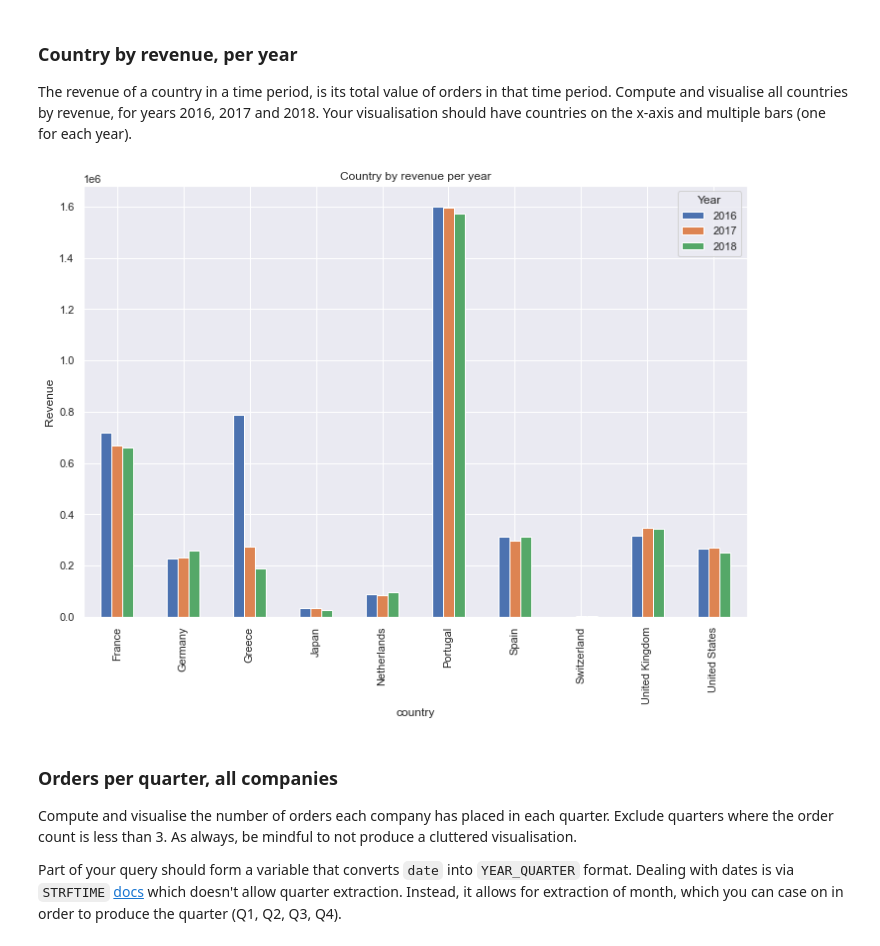
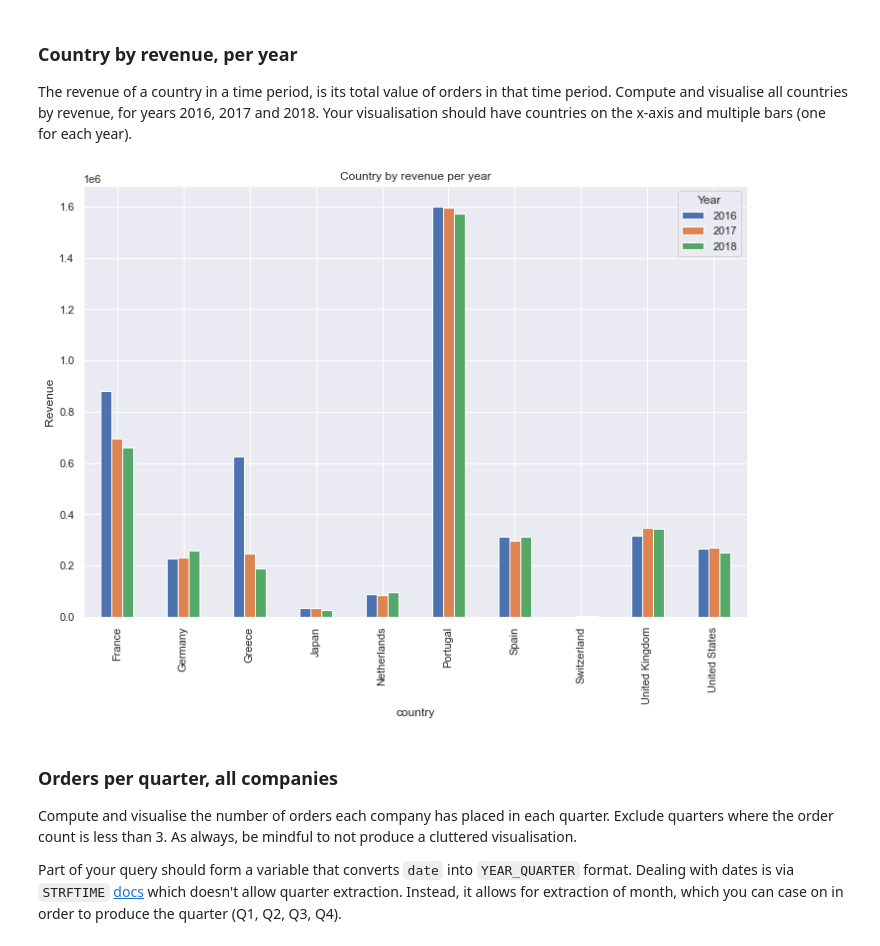
Before and after one commit to georgezefko/02807_Computational_tools_for_DS, a Jupyter notebook: 02807_Project_2.ipynb, the cells around one changed output. Cells and saved outputs as stored; diff of their text form; code cells hidden in the pictures.

```diff
--- a/02807_Project_2.ipynb
+++ b/02807_Project_2.ipynb
@@ -1061,29 +1084,30 @@ The revenue of a country in a time period, is its total value of orders in that
 # %%
 # your code goes here
 revenue_per_year = psql.sqldf("""
         SELECT
         country,
         SUM(price_euro) AS Revenue,
         STRFTIME('%Y', date) AS Year
 
 
         FROM df_transactions_cleaned
         WHERE STRFTIME('%Y', date) IN ('2016', '2017', '2018')
 
-        GROUP BY company,Year
+        GROUP BY country,Year
         ORDER BY sum(price_euro) DESC
 
 """)
 
 #pivot the data
-_=revenue_per_year.groupby(['country','Year'])['Revenue'].sum().unstack('Year').reset_index().plot(x='country',
+#_=revenue_per_year.groupby(['country','Year'])['Revenue'].sum().unstack('Year').reset_index()
+_= pd.pivot_table(revenue_per_year,values='Revenue',index='country',columns='Year',aggfunc='sum').plot(
         kind='bar',
         stacked=False,
         title='Country by revenue per year',figsize=(12,8))
 plt.ylabel('Revenue')
 plt.show()
 # %% [output]
-[figure, old version]
+[figure, new version]
 # %% [markdown]
 ### Orders per quarter, all companies
 
```
Also changed, not shown: parts of 8 cells of this notebook.
